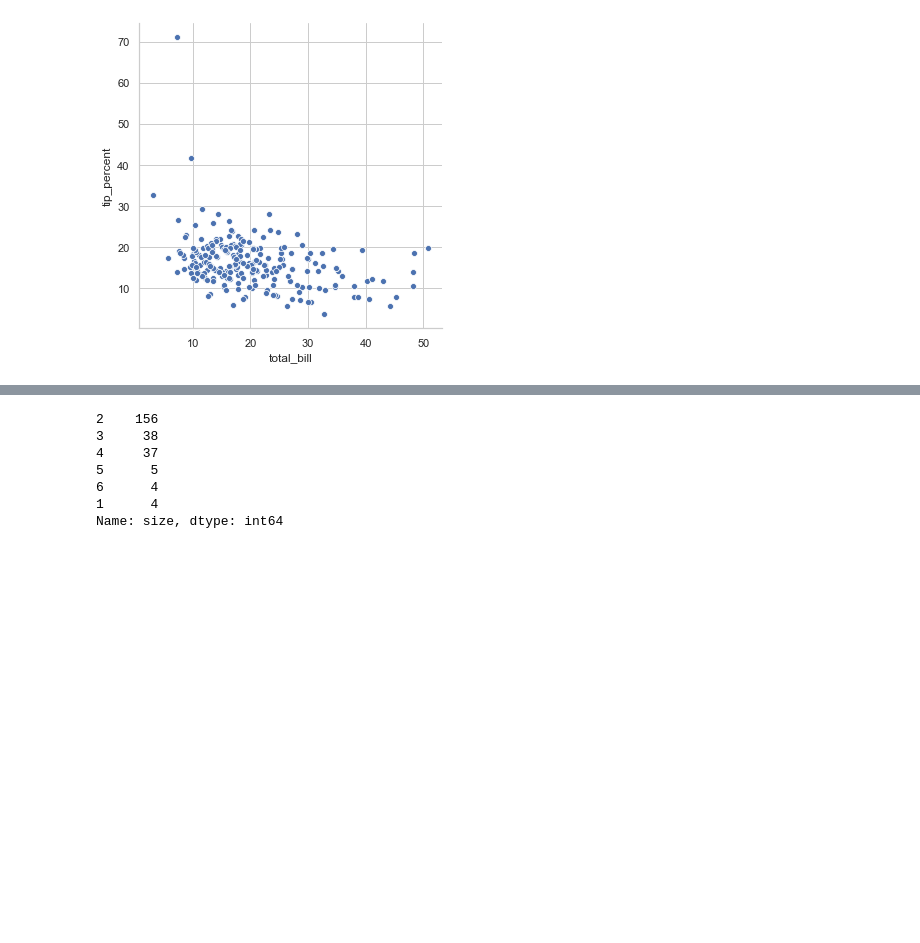
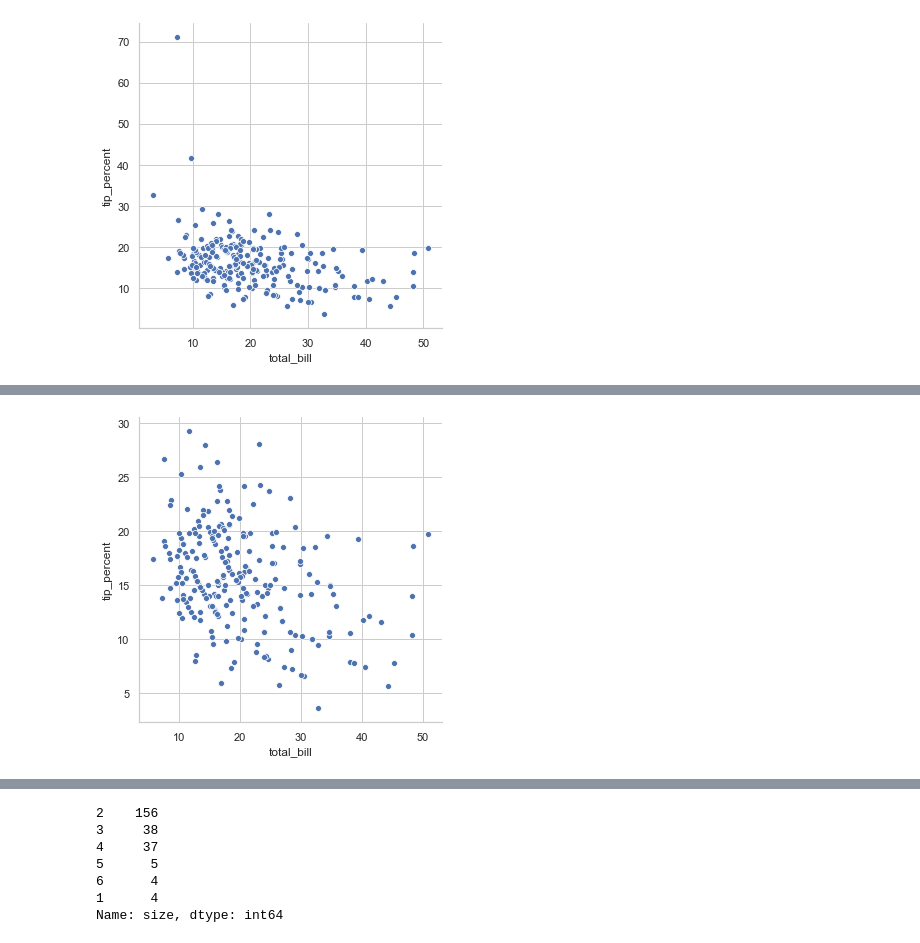
Before and after one commit to jennifer-ryan/fundamentals-project, a Jupyter notebook: tips_dataset_analysis.ipynb, the cells around one changed output, grey strips where cells are left out. Drawn from its saved outputs; the diff is of its cells as text; code cells hidden in the pictures; blank space fills up the shorter version.

Commit message:
Nearly finished tip value v percent section

```diff
--- a/tips_dataset_analysis.ipynb
+++ b/tips_dataset_analysis.ipynb
@@ -517,0 +513,9 @@ plt.show()
+# %%
+# Removing the 3 tip percentages that over 30%
+tips2 = tips_df.drop(tips_df[tips_df.tip_percent > 30].index)
+
+# Plotting total_bill and tip_percent without the outliers.
+sns.relplot(x="total_bill", y="tip_percent", data=tips2)
+plt.show()
+# %% [output]
+[figure, added]
```
Also changed, not shown: parts of 25 cells of this notebook.
